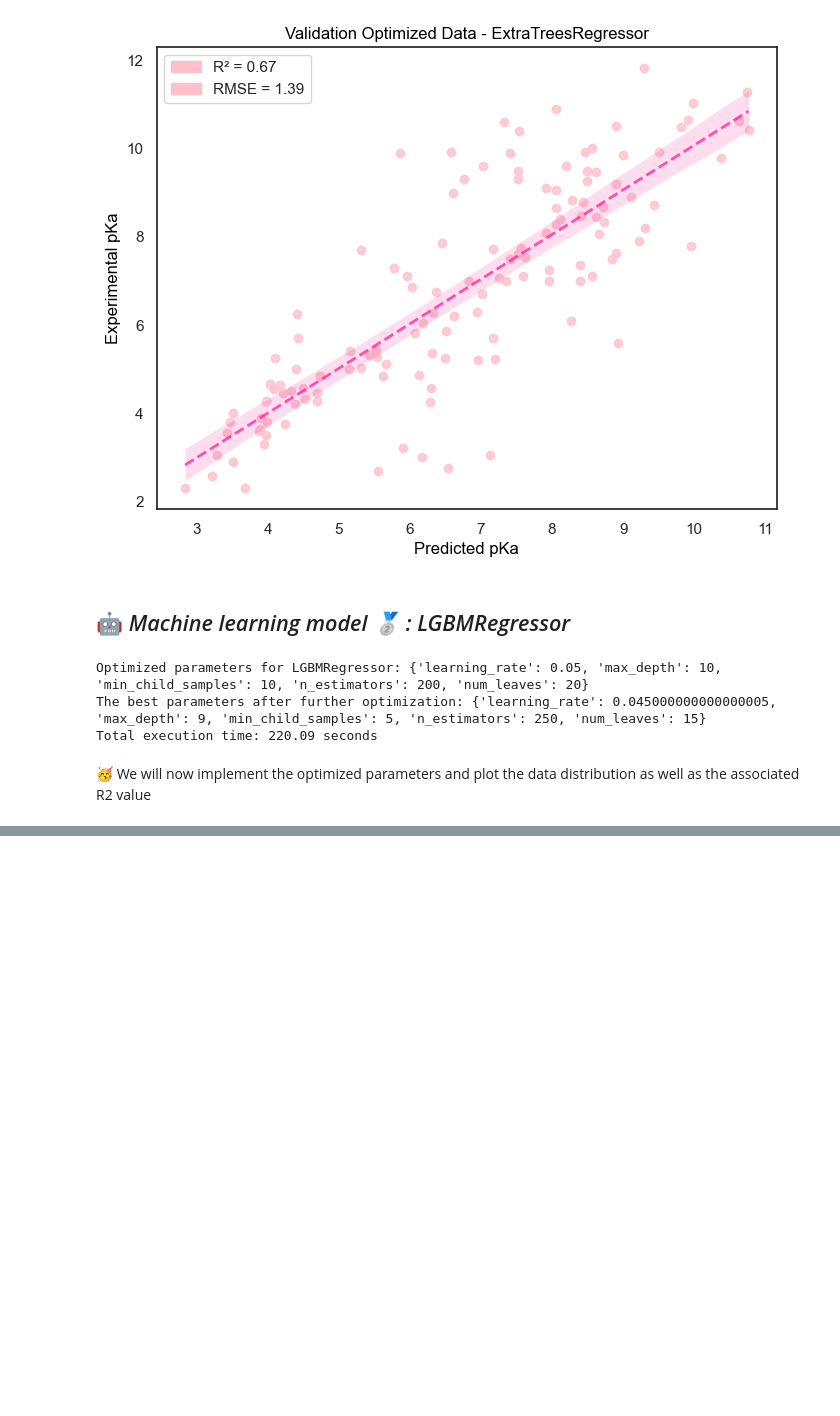
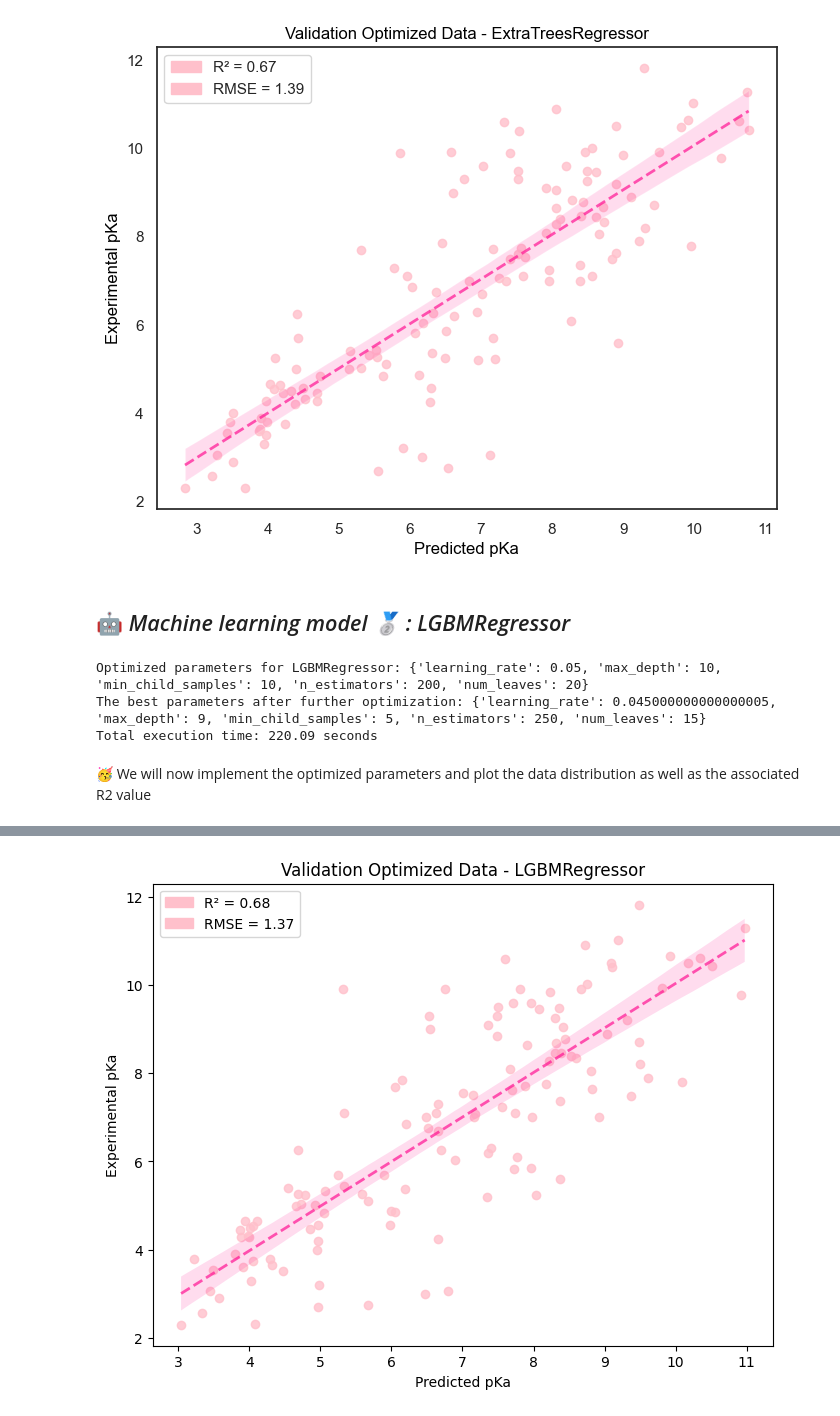
Before and after one commit to anastasiafloris/pKaPredict, a Jupyter notebook: notebooks/ProjectReport*.ipynb, the cells around one changed output, grey strips where cells are left out. Drawn from its saved outputs; the diff is of its cells as text; code cells hidden in the pictures; blank space fills up the shorter version.

```diff
--- a/notebooks/ProjectReport*.ipynb
+++ b/notebooks/ProjectReport*.ipynb
@@ -908,0 +994,99 @@ Plot saved as validation_LGBMRegressor.png
+# %%
+import numpy as np
+import matplotlib.pyplot as plt
+import seaborn as sn
+import matplotlib.patches as mpatches
+import pandas as pd
+from lightgbm import LGBMRegressor
+from sklearn.metrics import mean_squared_error, r2_score
+from sklearn.feature_selection import SelectKBest, f_regression
+import os
+
+# =============================
+# Feature Selection with SelectKBest (k=142)
+# =============================
+
+k = 142  # Optimized number of best features for LGBMRegressor
+selector = SelectKBest(score_func=f_regression, k=k)
+X_train_selected = selector.fit_transform(X_train_scaled_df, y_train)
+X_valid_selected = selector.transform(X_valid_scaled_df)
+
+# Convert selected features back to DataFrame to retain feature names
+selected_features = X_train_scaled_df.columns[selector.get_support()]
+X_train_selected_df = pd.DataFrame(X_train_selected, columns=selected_features)
+X_valid_selected_df = pd.DataFrame(X_valid_selected, columns=selected_features)
+
+# =============================
+# Train LGBMRegressor with Optimized Parameters
+# =============================
+
+# Define the best parameters found from GridSearchCV
+best_params = {
+    'learning_rate': 0.045,
+    'max_depth': 9,
+    'min_child_samples': 5,
+    'n_estimators': 250,
+    'num_leaves': 15
+}
+
+# Initialize the model with optimized parameters
+model = LGBMRegressor(
+    learning_rate=best_params['learning_rate'],
+    max_depth=best_params['max_depth'],
+    min_child_samples=best_params['min_child_samples'],
+    n_estimators=best_params['n_estimators'],
+    num_leaves=best_params['num_leaves'],
+    random_state=42,
+    verbose=-1
+)
+
+# Train the model on the selected features
+model.fit(X_train_selected_df, y_train)
+
+# Make predictions on the validation set
+y_preds = model.predict(X_valid_selected_df)
+
+# =============================
+# Define Function for Plotting
+# =============================
+
+def plot_data(actual, predicted, title, save_path, show_plot=True):
+    """Plots predicted vs actual pKa values with regression line and evaluation metrics."""
+    rmse = np.sqrt(mean_squared_error(actual, predicted))
+    R2 = r2_score(actual, predicted)
+
+    plt.figure(figsize=(8, 6))
+    sn.regplot(x=predicted, y=actual, scatter_kws={'color': 'pink'}, line_kws={"lw": 2, "ls": "--", "color": "deeppink", "alpha": 0.7})
+    plt.title(title, color="black")
+    plt.xlabel("Predicted pKa", color="black")
+    plt.ylabel("Experimental pKa", color="black")
+    plt.gca().set_facecolor('white')  # Set background to white
+
+    # Add R² and RMSE patches to legend
+    R2_patch = mpatches.Patch(color='pink', label=f"R² = {R2:.2f}")
+    rmse_patch = mpatches.Patch(color='pink', label=f"RMSE = {rmse:.2f}")
+    plt.legend(handles=[R2_patch, rmse_patch])
+
+    # Save figure
+    plt.savefig(save_path, dpi=300, bbox_inches='tight')
+
+    # Show plot if required
+    if show_plot:
+        plt.show()
+    else:
+        plt.close()
+
+# =============================
+# Plot and Save Results
+# =============================
+
+# Define save path in the specified folder
+save_path = os.path.join("..", "notebooks", "Plots", "validationoptimized_LGBMRegressor.png")
+
+# Plot validation results and display the plot
+plot_data(y_valid, y_preds, "Validation Optimized Data - LGBMRegressor", save_path, show_plot=True)
+
+# Success message
+print("Plot saved as validationoptimized_LGBMRegressor.png")
+# %% [output]
+[figure, added]
```
Also changed, not shown: parts of 5 cells of this notebook, 3 other files.
